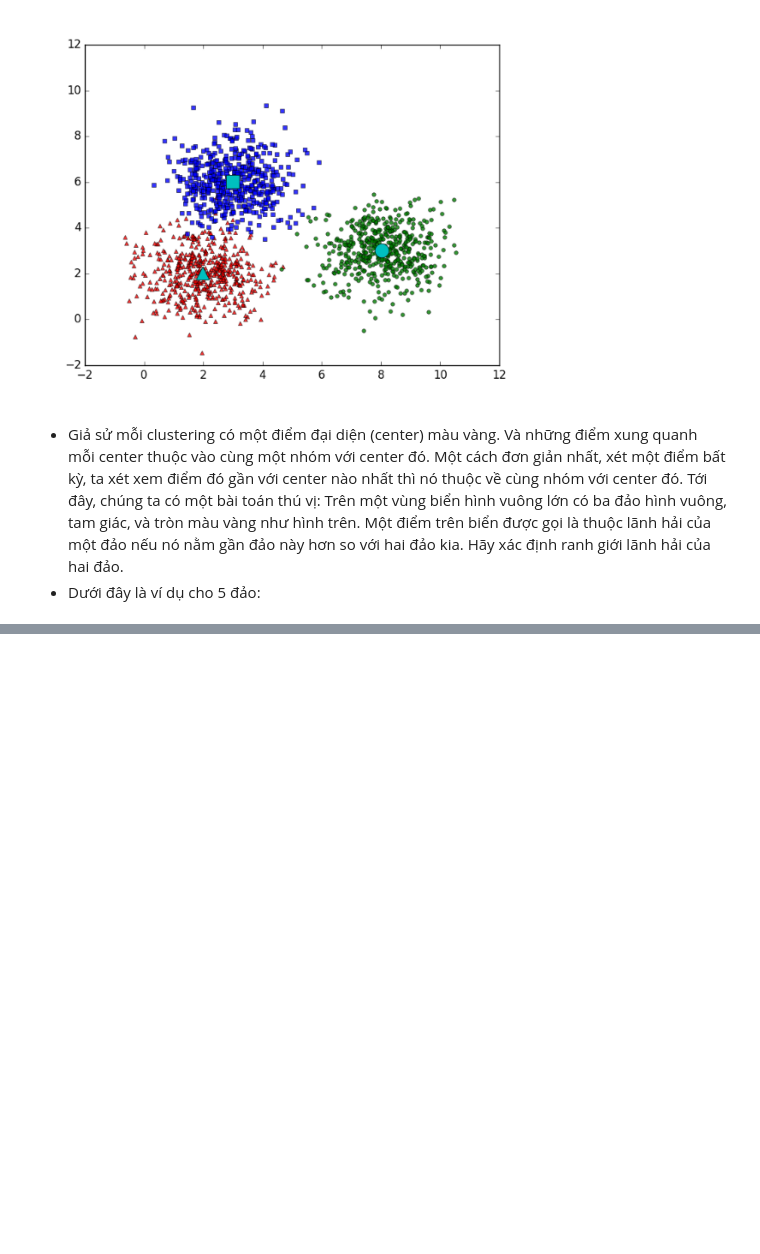
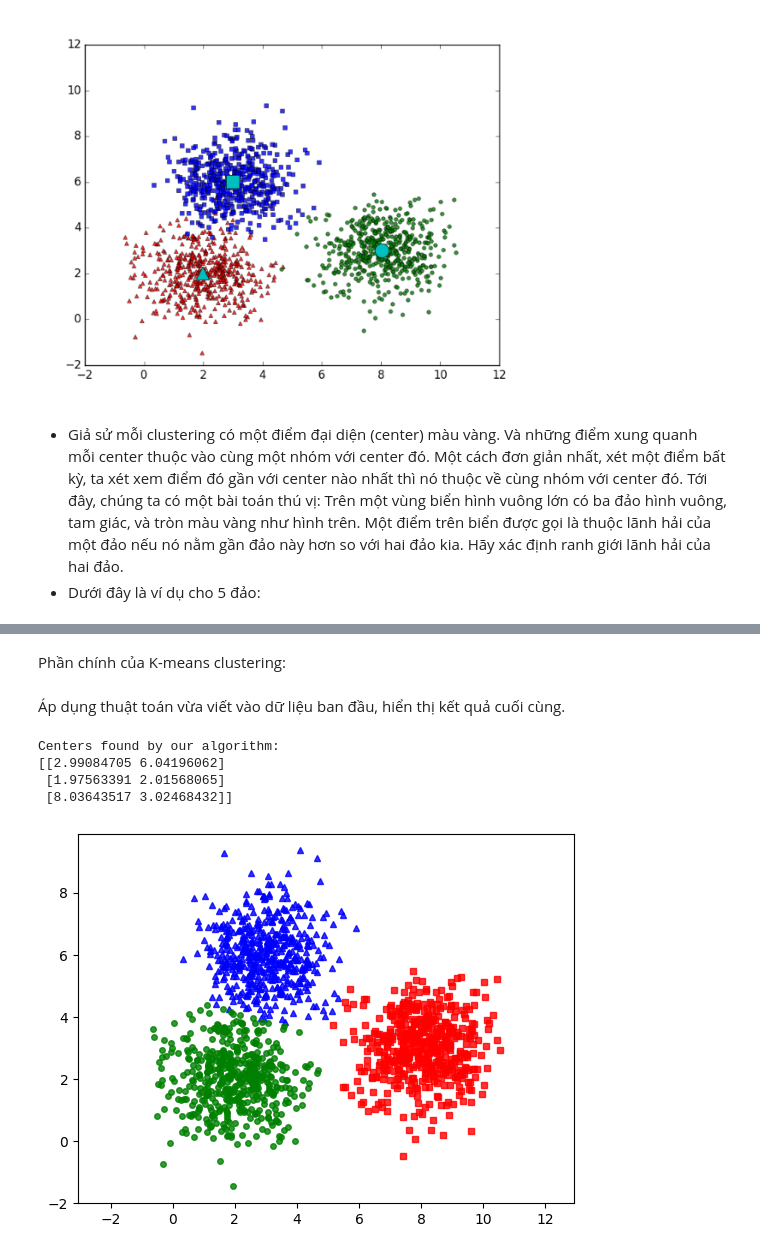
Before and after one commit to lephgvu/Machine-Learning, a Jupyter notebook: Kmeans/K-meansClustering.ipynb, the cells around one changed output, grey strips where cells are left out. Cells and saved outputs as stored; diff of their text form; code cells hidden in the pictures; blank space fills up the shorter version.

```diff
--- a/Kmeans/K-meansClustering.ipynb
+++ b/Kmeans/K-meansClustering.ipynb
@@ -32,0 +105,53 @@ TypeError: Image data of dtype object cannot be converted to float
+# %%
+def kmeans_init_centers(X, k):
+    # randomly pick k rows of X as initial centers
+    return X[np.random.choice(X.shape[0], k, replace=False)]
+
+def kmeans_assign_labels(X, centers):
+    # calculate pairwise distances btw data and centers
+    D = cdist(X, centers)
+    # return index of the closest center
+    return np.argmin(D, axis = 1)
+
+def kmeans_update_centers(X, labels, K):
+    centers = np.zeros((K, X.shape[1]))
+    for k in range(K):
+        # collect all points assigned to the k-th cluster
+        Xk = X[labels == k, :]
+        # take average
+        centers[k,:] = np.mean(Xk, axis = 0)
+    return centers
+
+def has_converged(centers, new_centers):
+    # return True if two sets of centers are the same
+    return (set([tuple(a) for a in centers]) ==
+        set([tuple(a) for a in new_centers]))
+# %% [markdown]
+Phần chính của K-means clustering:
+# %%
+def kmeans(X, K):
+    centers = [kmeans_init_centers(X, K)]
+    labels = []
+    it = 0
+    while True:
+        labels.append(kmeans_assign_labels(X, centers[-1]))
+        new_centers = kmeans_update_centers(X, labels[-1], K)
+        if has_converged(centers[-1], new_centers):
+            break
+        centers.append(new_centers)
+        it += 1
+    return (centers, labels, it)
+# %% [markdown]
+Áp dụng thuật toán vừa viết vào dữ liệu ban đầu, hiển thị kết quả cuối cùng.
+# %%
+(centers, labels, it) = kmeans(X, K)
+print('Centers found by our algorithm:')
+print(centers[-1])
+
+kmeans_display(X, labels[-1])
+# %% [output]
+Centers found by our algorithm:
+[[2.99084705 6.04196062]
+ [1.97563391 2.01568065]
+ [8.03643517 3.02468432]]
+[figure, added]
```
Also changed, not shown: parts of 20 cells of this notebook.
